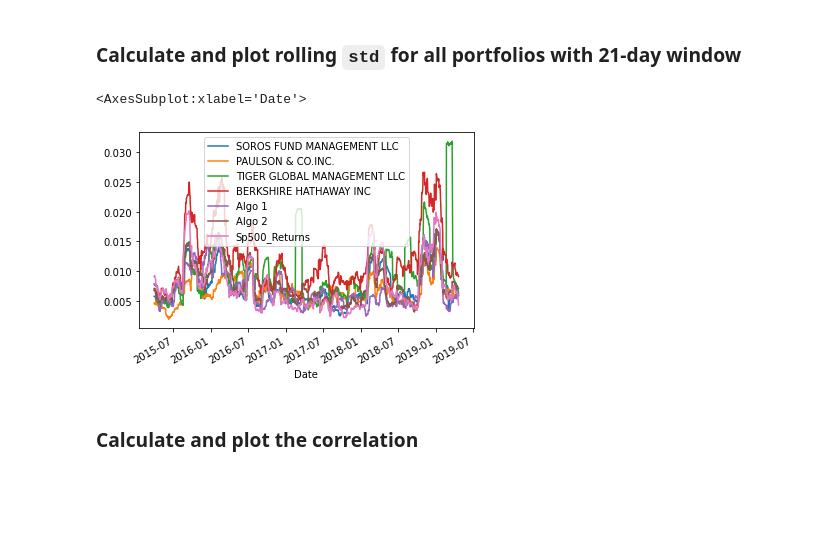
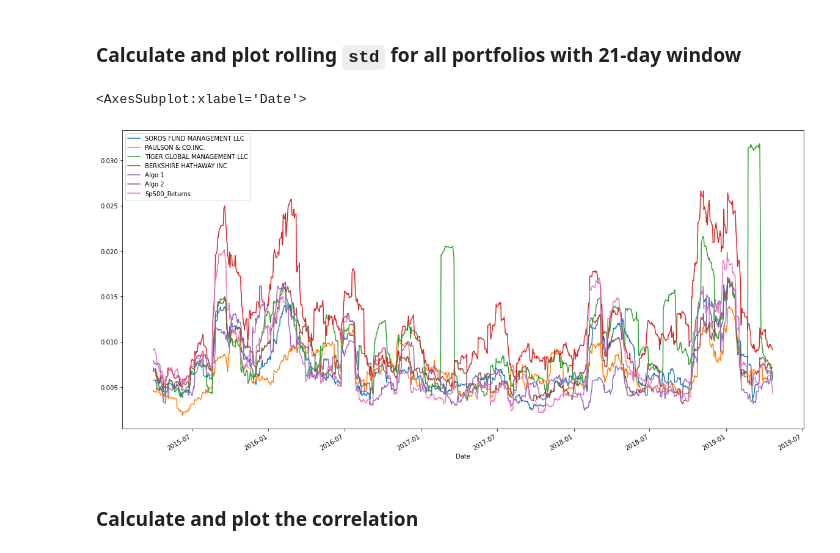
Before and after one commit to Aqui1983/Module_4_challenge, a Jupyter notebook: Module_4_challenge_starter_code/whale_analysis.ipynb, the cells around one changed output. Cells and saved outputs as stored; diff of their text form; code cells hidden in the pictures; blank space fills up the shorter version.

```diff
--- a/Module_4_challenge_starter_code/whale_analysis.ipynb
+++ b/Module_4_challenge_starter_code/whale_analysis.ipynb
@@ -304,11 +304,11 @@ Risk changes over time. Analyze the rolling statistics for Risk and Beta.
 # %%
 # Calculate the rolling standard deviation for all portfolios using a 21-day window
 combined_rolling_std = combined_returns_df.rolling(window=21).std()
 # Plot the rolling standard deviation
-combined_rolling_std.plot()
+combined_rolling_std.plot(figsize=(20,10))
 # %% [output]
 <AxesSubplot:xlabel='Date'>
-[figure, old version]
+[figure, new version]
 # %% [markdown]
 ### Calculate and plot the correlation
 # %%
```
Also changed, not shown: parts of 6 cells of this notebook.
